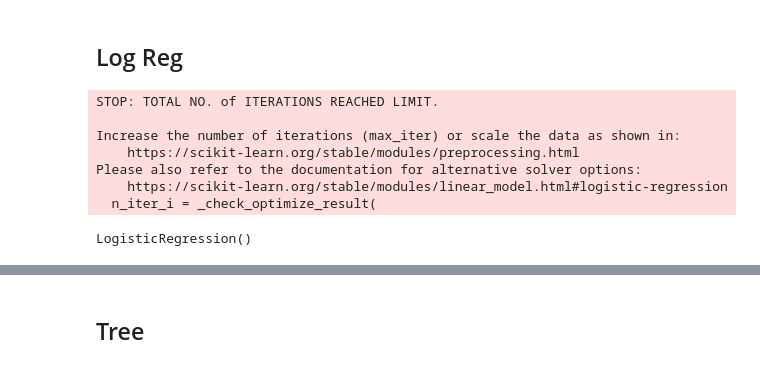
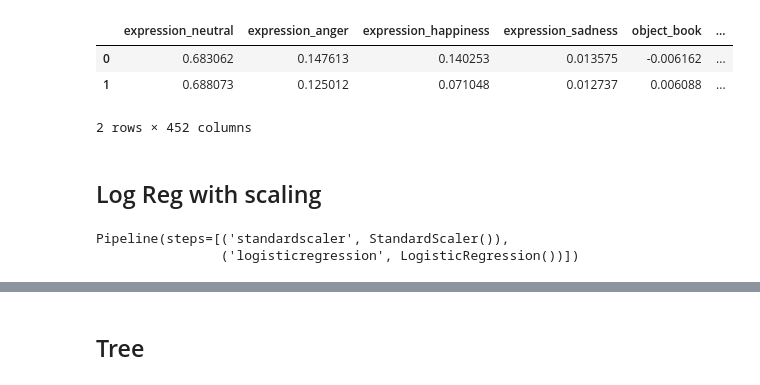
Before and after one commit to obrookes/privacy_decisions, a Jupyter notebook: binary_classifier.ipynb, the cells around one changed output, grey strips where cells are left out. Drawn from its saved outputs; the diff is of its cells as text; code cells hidden in the pictures.

```diff
--- a/binary_classifier.ipynb
+++ b/binary_classifier.ipynb
@@ -31,0 +73,7 @@ X_test, y_test = test[features], test["a0_safe"]
+# %%
+comp.sort_values(1, axis=1, ascending=False)
+# %% [output]
+|  | expression_neutral | expression_anger | expression_happiness | expression_sadness | object_book | ... |
+| 0 | 0.683062 | 0.147613 | 0.140253 | 0.013575 | -0.006162 | ... |
+| 1 | 0.688073 | 0.125012 | 0.071048 | 0.012737 | 0.006088 | ... |
+2 rows × 452 columns
@@ -32,4 +103,4 @@ X_test, y_test = test[features], test["a0_safe"]
 # %% [markdown]
-## Log Reg
+## Log Reg with scaling
 # %%
 from sklearn.linear_model import LogisticRegression
@@ -36,15 +109,13 @@ from sklearn.linear_model import LogisticRegression
 # %%
-clf = LogisticRegression()
+pipe = make_pipeline(
+    StandardScaler(),
+    LogisticRegression()
+)
+clf = pipe
 clf.fit(X_train, y_train)
 # %% [output]
-STOP: TOTAL NO. of ITERATIONS REACHED LIMIT.
-
-Increase the number of iterations (max_iter) or scale the data as shown in:
-    https://scikit-learn.org/stable/modules/preprocessing.html
-Please also refer to the documentation for alternative solver options:
-    https://scikit-learn.org/stable/modules/linear_model.html#logistic-regression
-  n_iter_i = _check_optimize_result(
+Pipeline(steps=[('standardscaler', StandardScaler()),
+                ('logisticregression', LogisticRegression())])
-LogisticRegression()
 # %%
 print(classification_report(y_test, clf.predict(X_test)))
 # %% [output]
```
Also changed, not shown: parts of 27 cells of this notebook.
